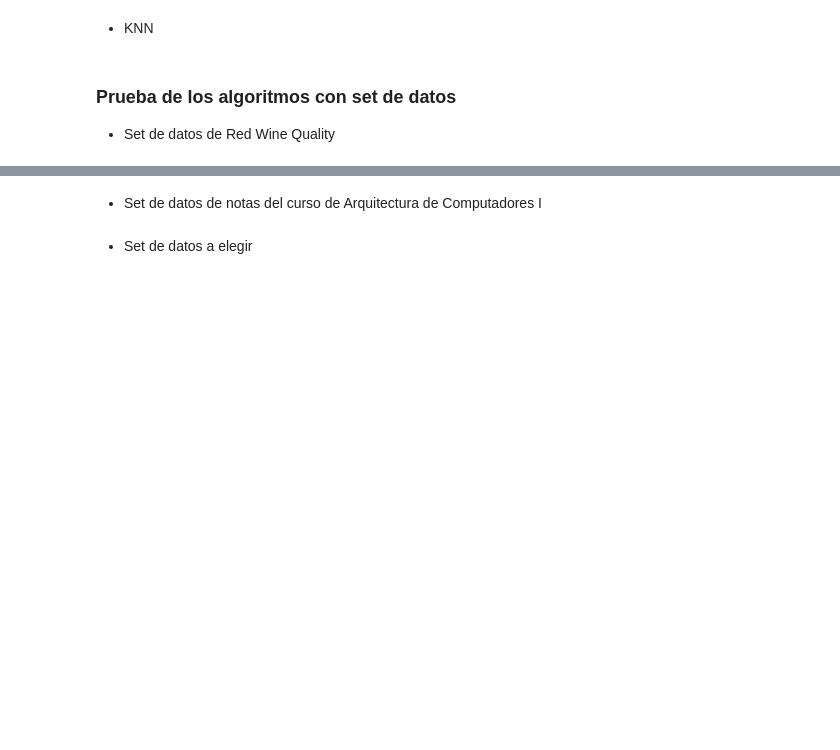
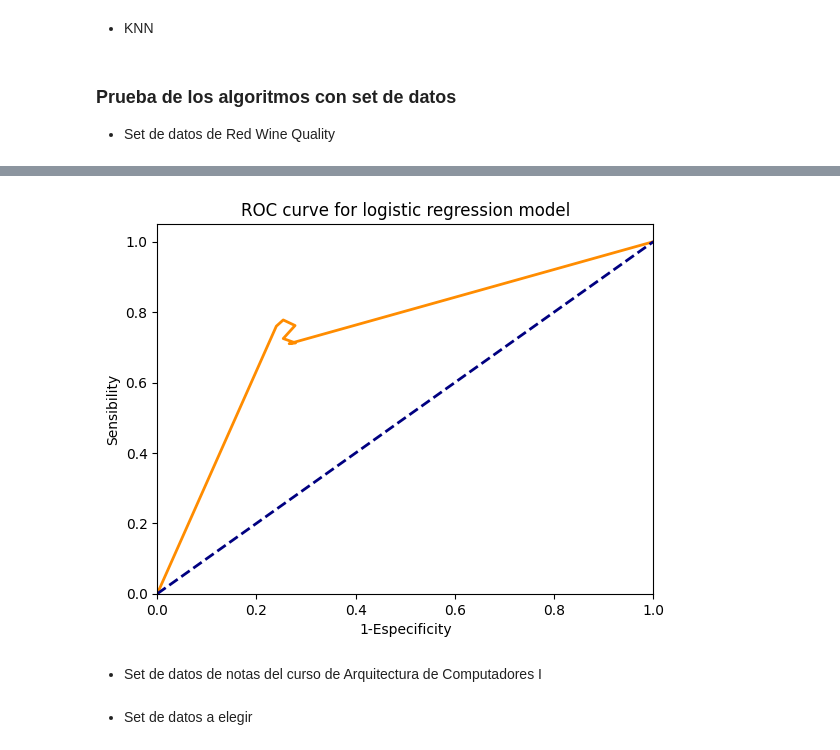
Before and after one commit to JoseDavidSS/Patrones.Project1, a Jupyter notebook: ml_models.ipynb, the cells around one changed output, grey strips where cells are left out. Drawn from its saved outputs; the diff is of its cells as text; code cells hidden in the pictures; blank space fills up the shorter version.

Commit message:
Refactor logistic regression and add it to ml_models file

```diff
--- a/ml_models.ipynb
+++ b/ml_models.ipynb
@@ -177,19 +137,0 @@ df_wine.head(10)
-# %%
-# Define the training and test set
-
-features = ['fixed acidity', 'volatile acidity', 'citric acid', 'residual sugar', 'chlorides', 'free sulfur dioxide', 'total sulfur dioxide', 'density', 'pH', 'sulphates', 'alcohol']
-X0 = df_wine.loc[df_wine['quality'] == 0, features]
-Y0 = df_wine.loc[df_wine['quality'] == 0, 'quality']
-
-X1 = df_wine.loc[df_wine['quality'] == 1, features]
-Y1 = df_wine.loc[df_wine['quality'] == 1, 'quality']
-
-test_percentage = 0.2
-
-X0_train, X0_test, y0_train, y0_test = train_test_split(X0, Y0, test_size=test_percentage, random_state=45)
-X1_train, X1_test, y1_train, y1_test = train_test_split(X1, Y1, test_size=test_percentage, random_state=45)
-
-X_train = pd.concat([X0_train, X1_train], axis= 0)
-X_test = pd.concat([X0_test, X1_test], axis= 0)
-y_train = pd.concat([y0_train, y1_train], axis= 0)
-y_test = pd.concat([y0_test, y1_test], axis= 0)
@@ -195,0 +225,71 @@ y_test = pd.concat([y0_test, y1_test], axis= 0)
+# %%
+# initial variables
+test_percentages = [0.1, 0.25, 0.50, 0.75, 0.9, 1]
+y_tests = []
+y_preds = []
+accurancies = []
+precisions = []
+recalls = []
+num_rows = min(X0_test.shape[0], X1_test.shape[0])
+
+# Get the bes model hyperparameters
+model = OurLogisticRegression()
+param_grid = {'lr': [0.001, 0.05, 0.01],
+              'num_iter': [100, 1000, 10000]}
+grid_search = GridSearchCV(model, param_grid, cv=5)
+
+grid_search.fit(X_train, y_train)
+
+print("Best hyperparameters: ", grid_search.best_params_)
+
+# Instantiate model with the best hyperparameters
+model = OurLogisticRegression(lr=0.001, num_iter=100)
+model.fit(X_train, y_train)
+
+# get testing metrics by using different amount of tests
+for test_percentage in test_percentages:
+
+    # get the amount of data needed for each percentage
+    n_tests = int(num_rows * test_percentage)
+    X0_test_i = X0_test.iloc[:n_tests, :]
+    X1_test_i = X1_test.iloc[:n_tests, :]
+    y0_test_i = y0_test.iloc[:n_tests]
+    y1_test_i = y1_test.iloc[:n_tests]
+
+    X_test_i = pd.concat([X0_test_i, X1_test_i], axis= 0)
+    y_test_i = pd.concat([y0_test_i, y1_test_i], axis= 0)
+    y_tests.append(y_test_i)
+
+    # predict probabilities for test set
+    probs = model.predict_prob(X_test_i)
+
+    # predict classes for test set
+    y_pred_i = model.predict(X_test_i, 0.5)
+    y_preds.append(y_pred_i)
+
+    # get the metrics
+    accurancies.append(model.accurancy(y_pred_i, y_test_i))
+    precisions.append(model.precision(y_pred_i, y_test_i))
+    recalls.append(model.recall(y_pred_i, y_test_i))
+
+# draw ROC curve
+fpr = np.array([0., 1.])
+tpr = np.array([0., 1.])
+aucs = []
+for i in range(len(test_percentages)):
+    fpr_i, tpr_i, auc_i = model.auc(y_preds[i], y_tests[i])
+    fpr = np.insert(fpr, -1, fpr_i[1])
+    tpr = np.insert(tpr, -1, tpr_i[1])
+    aucs.append(auc_i)
+
+# display test metric results
+title_row = ['Amount of tests', 'Accurancy', 'Precision', 'Recall', 'Auc']
+df_results = pd.DataFrame(columns=title_row)
+
+for i, test_percentage in enumerate(test_percentages):
+    row = [int(test_percentage*num_rows), accurancies[i], precisions[i], recalls[i], aucs[i]]
+    df_results.loc[len(df_results)] = row
+
+print(df_results)
+model.plot_roc(fpr, tpr)
+# %% [output]
@@ -196,3 +304,4 @@ y_test = pd.concat([y0_test, y1_test], axis= 0)
+[figure, added]
 # %% [markdown]
 * Set de datos de notas del curso de Arquitectura de Computadores I
 # %%
```
Also changed, not shown: parts of 8 cells of this notebook, 1 other file.
